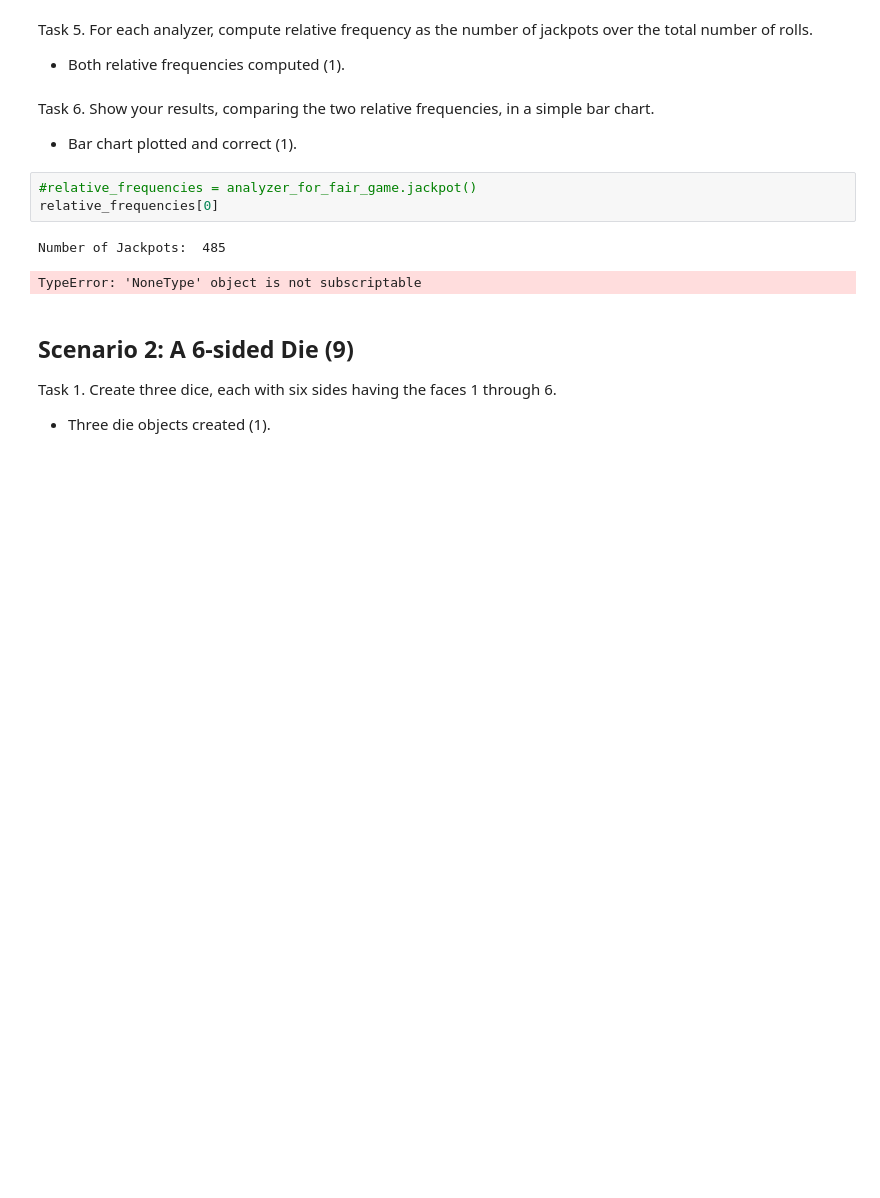
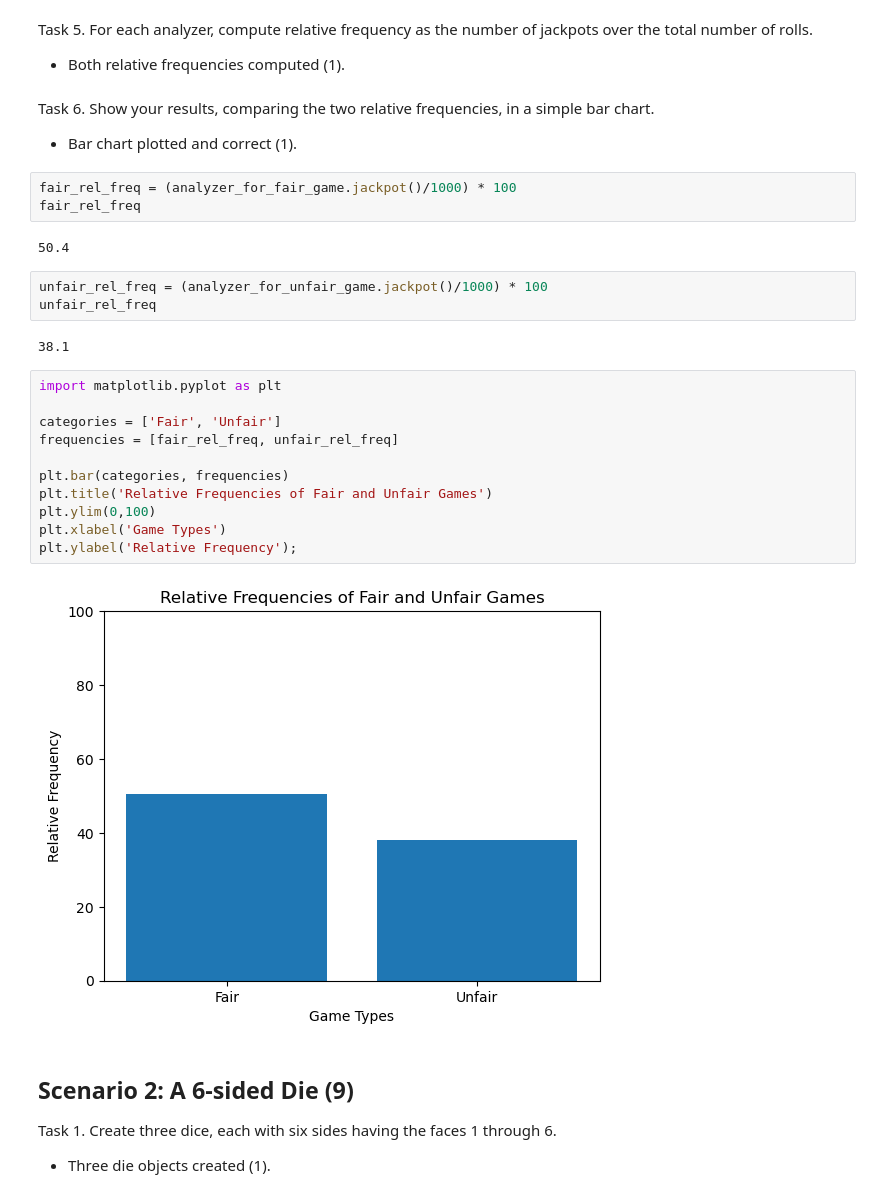
Before and after one commit to courtneyhodge/ds5100-finalproject-yss2zv, a Jupyter notebook: final_project_files/DS51200_FinalProjectTemplate.ipynb, the cells around one changed output. Saved outputs shown, nothing was run; the diff lists cells and outputs as text; blank space fills up the shorter version.

```diff
--- a/final_project_files/DS51200_FinalProjectTemplate.ipynb
+++ b/final_project_files/DS51200_FinalProjectTemplate.ipynb
@@ -1002,11 +999,28 @@ Task 6. Show your results, comparing the two relative frequencies, in a simple b
 
 - Bar chart plotted and correct (1).
 # %%
-#relative_frequencies = analyzer_for_fair_game.jackpot()
-relative_frequencies[0]
+fair_rel_freq = (analyzer_for_fair_game.jackpot()/1000) * 100
+fair_rel_freq
 # %% [output]
-Number of Jackpots:  485
+50.4
-TypeError: 'NoneType' object is not subscriptable
+# %%
+unfair_rel_freq = (analyzer_for_unfair_game.jackpot()/1000) * 100
+unfair_rel_freq
+# %% [output]
+38.1
+# %%
+import matplotlib.pyplot as plt
+
+categories = ['Fair', 'Unfair']
+frequencies = [fair_rel_freq, unfair_rel_freq]
+
+plt.bar(categories, frequencies)
+plt.title('Relative Frequencies of Fair and Unfair Games')
+plt.ylim(0,100)
+plt.xlabel('Game Types')
+plt.ylabel('Relative Frequency');
+# %% [output]
+[figure, added]
 # %% [markdown]
 ## Scenario 2: A 6-sided Die (9)
 
```
Also changed, not shown: parts of 8 cells of this notebook.
